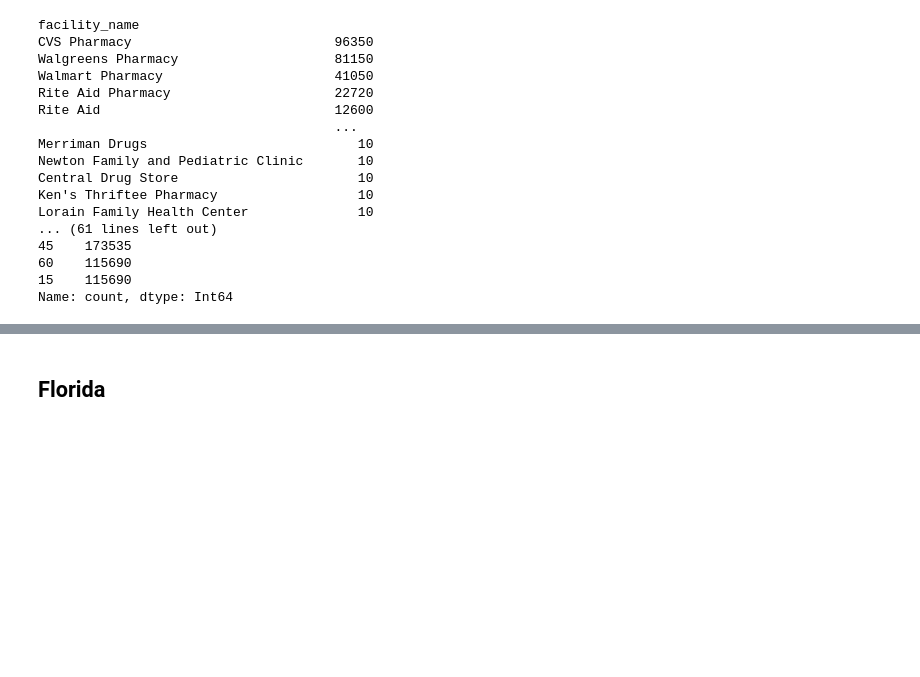
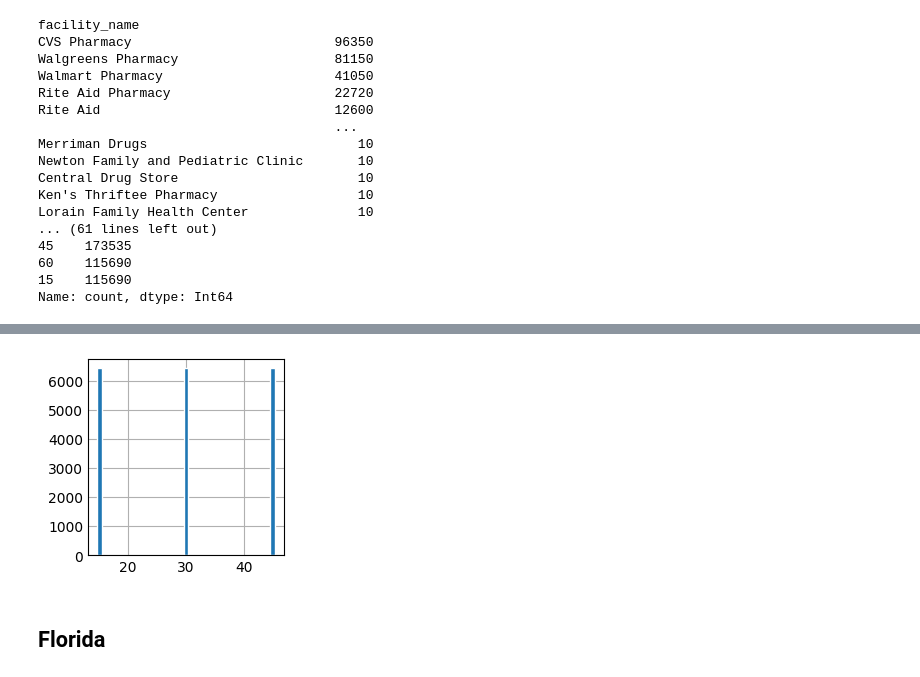
Before and after one commit to VicenteLizana/Solemne1, a Jupyter notebook: Prueba1.ipynb, the cells around one changed output, grey strips where cells are left out. Saved outputs shown, nothing was run; the diff lists cells and outputs as text; code cells hidden in the pictures; blank space fills up the shorter version.

```diff
--- a/Prueba1.ipynb
+++ b/Prueba1.ipynb
@@ -183,3 +305,34 @@ facility_counts_df.columns = ["facility_name", "count"]
+# %%
+query = """
+                SELECT  facility_name, mode_of_transportation, travel_time_threshold_minutes
+                FROM `bigquery-public-data.covid19_vaccination_access.facility_boundary_us_all`
+                WHERE facility_sub_region_1 = "California" AND mode_of_transportation = "drive"
+        """
+
+query_job = client.query(query)
+Datocalt = query_job.to_dataframe()
+Datocalt = Datocalt.reset_index(drop= True)
+
+drive_counts = Datocalt["travel_time_threshold_minutes"].value_counts()
+
+drive_counts_df = pd.DataFrame(drive_counts, columns=["count"])
+
+drive_counts_df = drive_counts_df.reset_index()
+drive_counts_df.columns = ["travel_time_threshold_minutes", "count"]
+
+plt.style.use('_mpl-gallery')
+
+x = drive_counts_df["travel_time_threshold_minutes"]
+y = drive_counts_df["count"]
+
+fig, ax = plt.subplots()
+
+ax.bar(x, y, edgecolor="white")
+
+
+plt.show()
+# %% [output]
+[figure, added]
 # %% [markdown]
 ## Florida
 # %%
```
Also changed, not shown: parts of 23 cells of this notebook.
